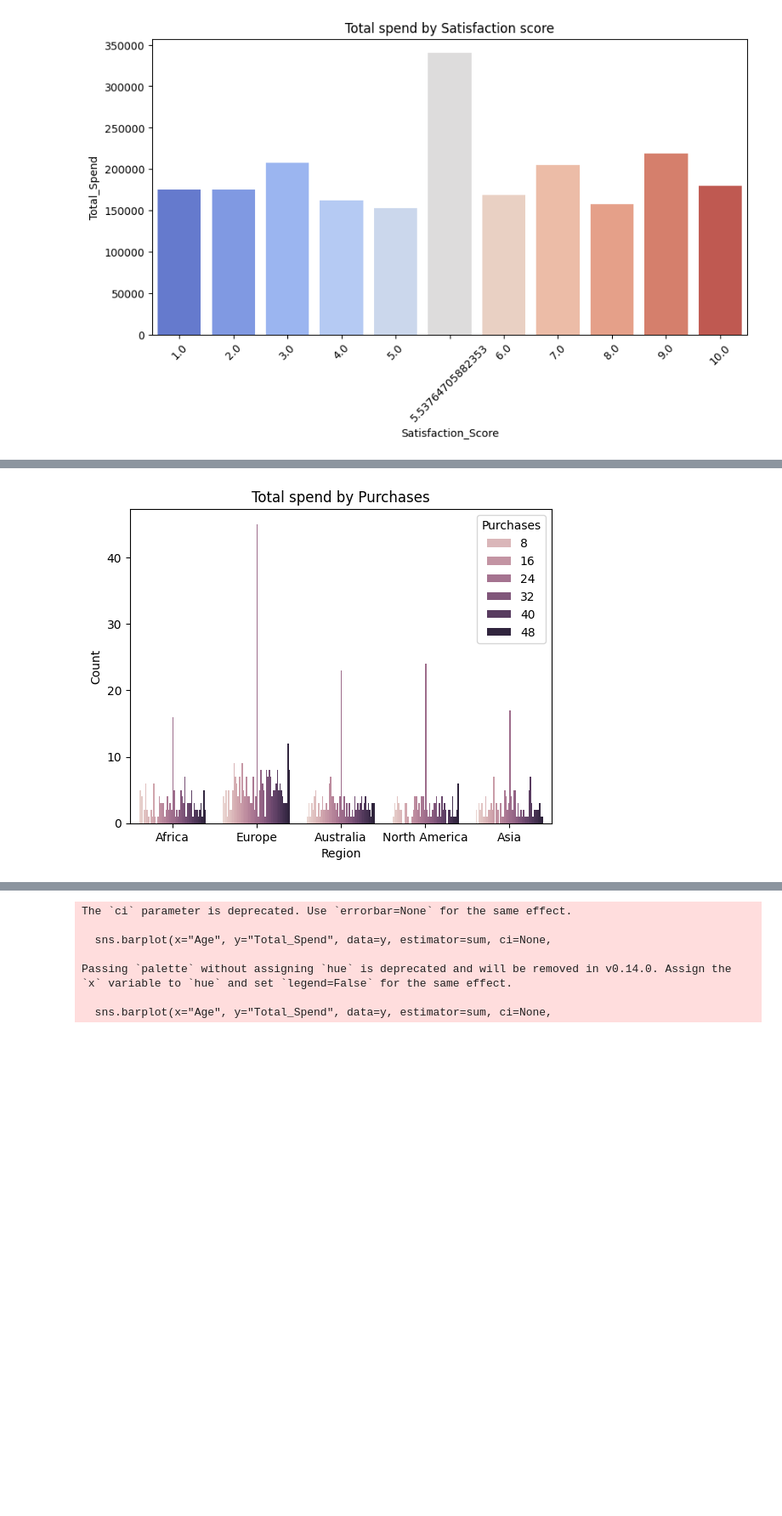
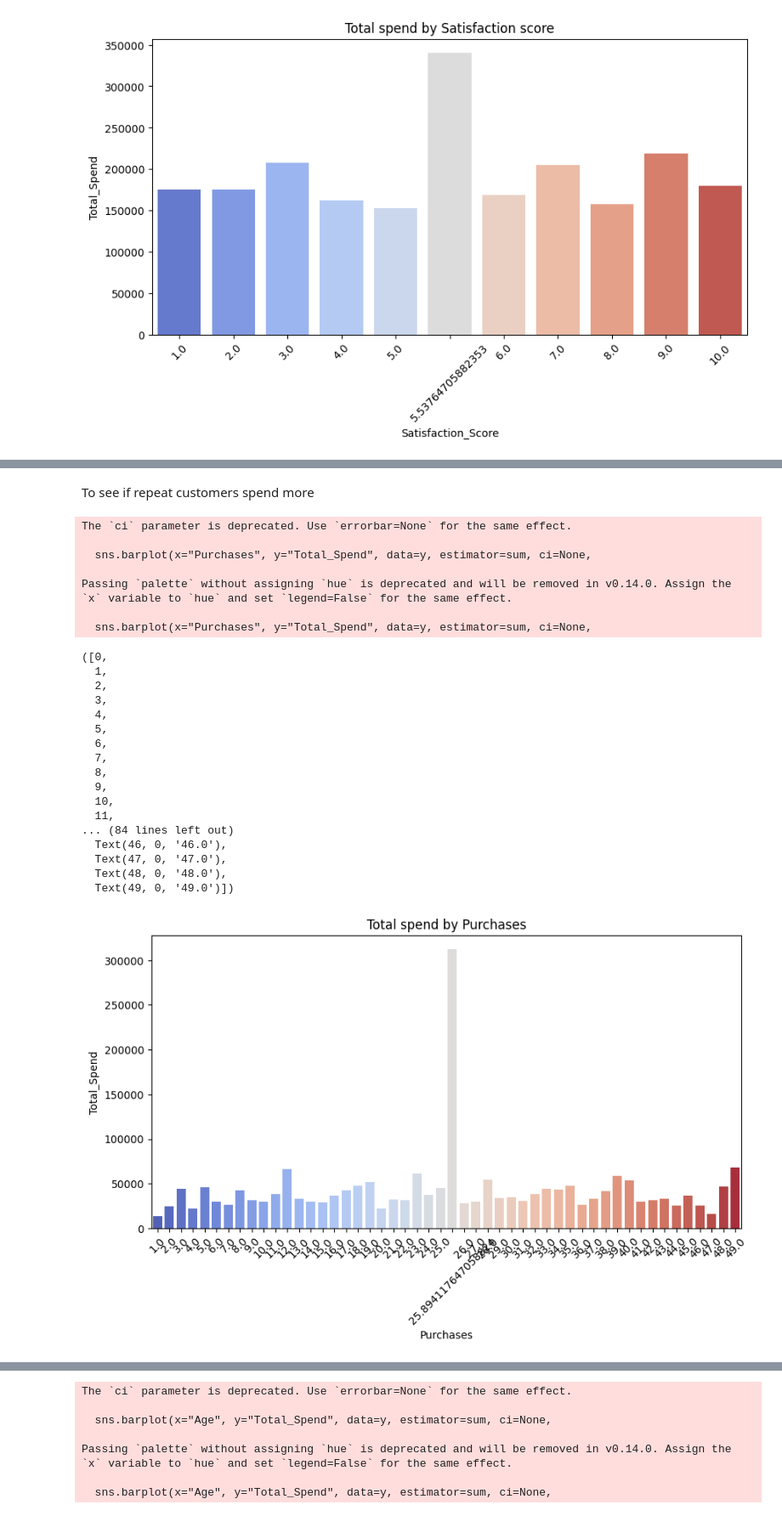
Before and after one commit to SafehEmmanuela/Final-Project, a Jupyter notebook: Final Project.ipynb, the cells around one changed output, grey strips where cells are left out. Shown: that part at 85% size. Saved outputs shown, nothing was run; the diff lists cells and outputs as text; code cells hidden in the pictures; blank space fills up the shorter version.

```diff
--- a/Final Project.ipynb
+++ b/Final Project.ipynb
@@ -280,8 +290,36 @@ Passing `palette` without assigning `hue` is deprecated and will be removed in v
+# %% [markdown]
+To see if repeat customers spend more
 # %%
-sns.countplot(x="Region", hue="Purchases", data=y)
+plt.figure(figsize=(10,5))
+sns.barplot(x="Purchases", y="Total_Spend", data=y, estimator=sum, ci=None,
+palette="coolwarm")
 plt.title("Total spend by Purchases")
-plt.xlabel("Region")
-plt.ylabel("Count")
-plt.show()
+plt.xlabel("Purchases")
+plt.ylabel("Total_Spend")
+plt.xticks(rotation=45)
 # %% [output]
+The `ci` parameter is deprecated. Use `errorbar=None` for the same effect.
+
+  sns.barplot(x="Purchases", y="Total_Spend", data=y, estimator=sum, ci=None,
+
+Passing `palette` without assigning `hue` is deprecated and will be removed in v0.14.0. Assign the `x` variable to `hue` and set `legend=False` for the same effect.
+
+  sns.barplot(x="Purchases", y="Total_Spend", data=y, estimator=sum, ci=None,
+([0,
+  1,
+  2,
+  3,
+  4,
+  5,
+  6,
+  7,
+  8,
+  9,
+  10,
+  11,
+... (84 lines left out)
+  Text(46, 0, '46.0'),
+  Text(47, 0, '47.0'),
+  Text(48, 0, '48.0'),
+  Text(49, 0, '49.0')])
-[figure, old version]
+[figure, new version]
```
Also changed, not shown: parts of 12 cells of this notebook, 2 other files.
